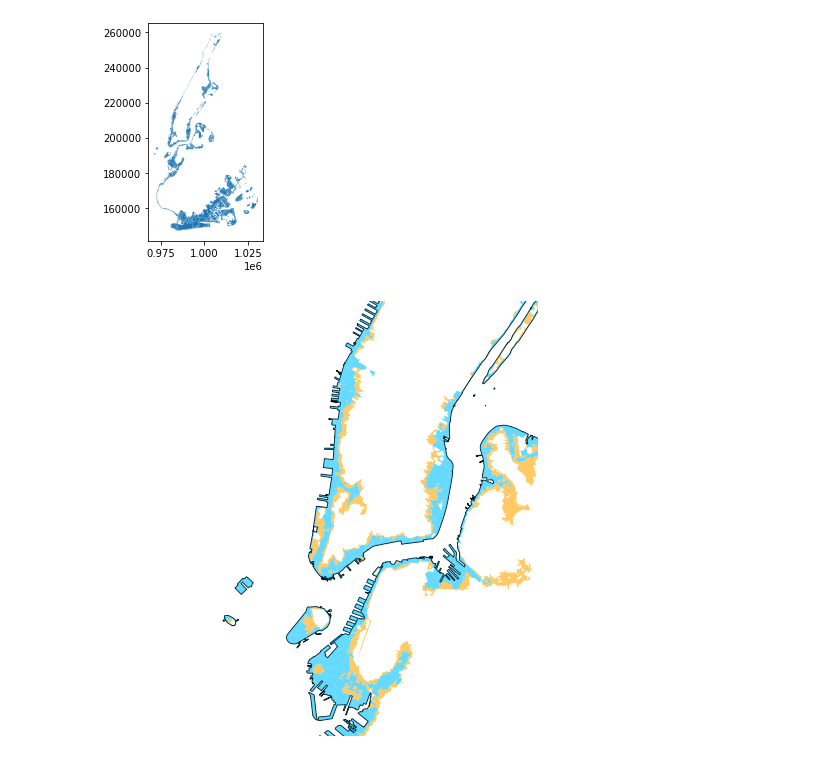
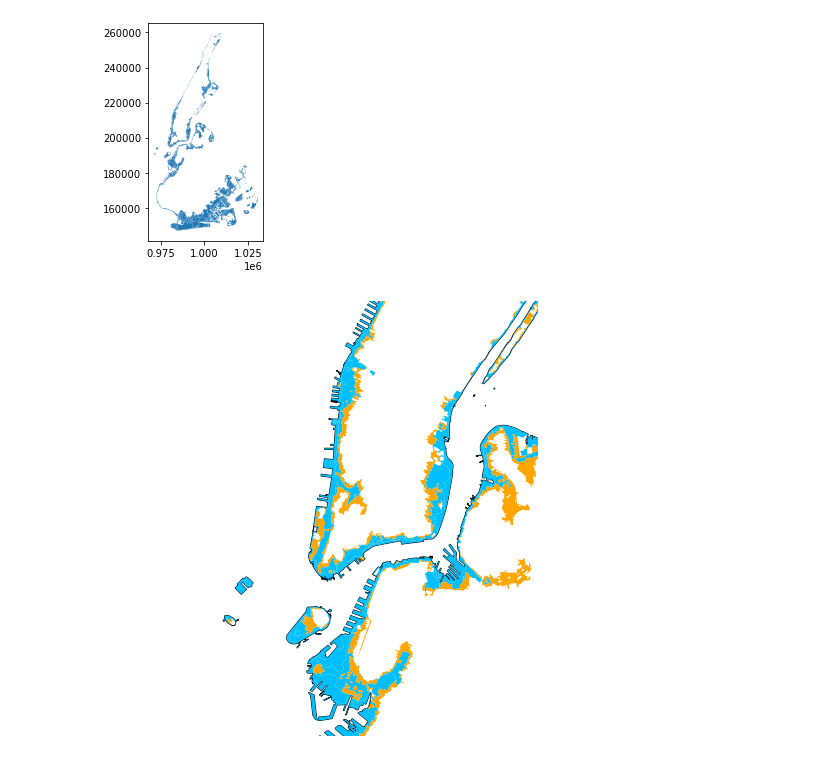
Before and after one commit to mebauer/fema-nfip-nyc, a Jupyter notebook: cover-photo.ipynb, the cells around one changed output. Saved outputs shown, nothing was run; the diff lists cells and outputs as text; code cells hidden in the pictures.

Commit message:
slightly changing cover photo

```diff
--- a/cover-photo.ipynb
+++ b/cover-photo.ipynb
@@ -140,27 +140,27 @@ clipped_pfirm.plot()
 # %%
 fig, ax = plt.subplots(figsize=(8, 8))
 
 colors = ['deepskyblue', 'orange']
 zones = [['VE', 'AE', 'A', 'AO'], ['0.2 PCT ANNUAL CHANCE FLOOD HAZARD']]
 
 for zone, color in zip(zones, colors):
 
     (clipped_pfirm
      .loc[clipped_pfirm['FLD_ZONE'].isin(zone)]
-     .plot(color=color, alpha=.6, ax=ax)
+     .plot(color=color, ax=ax)
     )
 
 
 borough_gdf.plot(
     ax=ax,
     facecolor='None',
     zorder=0,
     linewidth=1
 )
 
 plt.ylim(180000, 220000)
 plt.xlim(960000, 1000000)
 plt.axis('off')
-plt.savefig('figures/cover-photo.png', bbox_inches='tight', dpi=250)
+plt.savefig('figures/cover-photo.png', bbox_inches='tight', dpi=200)
 # %% [output]
-[figure, old version]
+[figure, new version]
```
Also changed, not shown: parts of 1 cell of this notebook, 1 other file.
